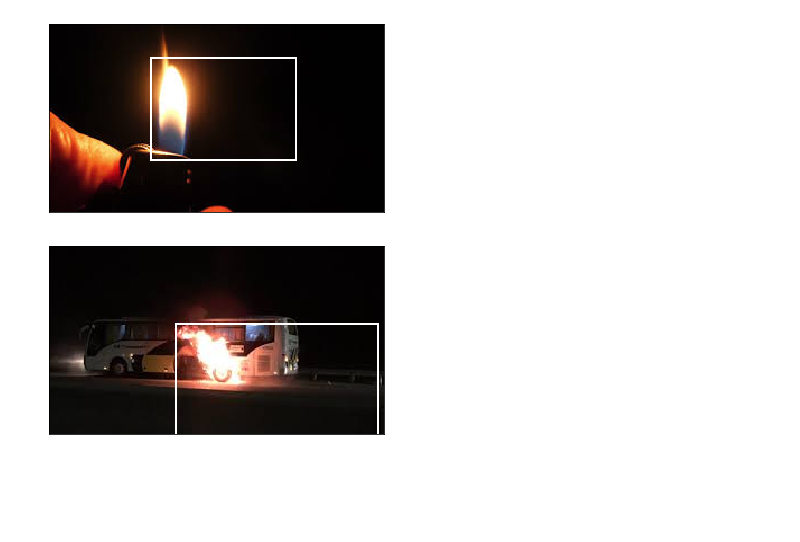
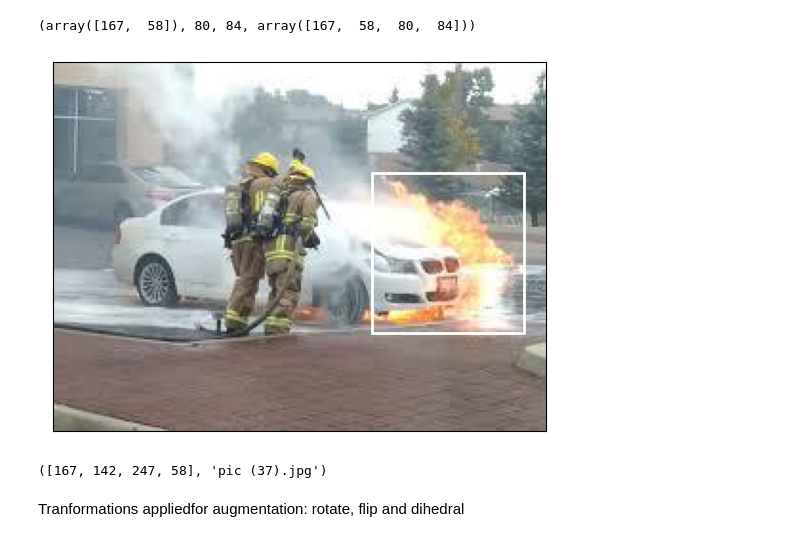
Before and after one commit to Kavindu404/computer-vision, a Jupyter notebook: advance/fire-detection.ipynb, the cells around one changed output. Drawn from its saved outputs; the diff is of its cells as text; code cells hidden in the pictures; blank space fills up the shorter version.

Commit message:
Bugs fixed and trained the fire-detectioodel

```diff
--- a/advance/fire-detection.ipynb
+++ b/advance/fire-detection.ipynb
@@ -76,0 +71,6 @@ val_imgs, val_bboxs = [get_anns(path)[0] for path in val_ann_paths.ls()], [get_a
+# %%
+train_anns = collections.defaultdict(lambda:[])
+
+for img, bbox in zip(imgs,bboxs):
+    train_anns[img].append(bbox)
+len(train_anns)
@@ -81,6 +82,0 @@ val_imgs[0], val_bboxs[0]
-# %%
-train_anns = collections.defaultdict(lambda:[])
-
-for img, bbox in zip(train_imgs,train_bboxs):
-    train_anns[img].append(bbox)
-len(train_anns)
@@ -89,6 +82,0 @@ len(train_anns)
-# %%
-val_anns = collections.defaultdict(lambda:[])
-
-for img, bbox in zip(val_imgs,val_bboxs):
-    val_anns[img].append(bbox)
-len(val_anns)
@@ -100,6 +97,6 @@ im2 = Image.open(val_img_paths/val_imgs[0])
 # %%
 def bb_hw(b):
-    return np.array([b[1], b[0], b[2]-b[0], b[3], b[1]])
+    return np.array([b[0], b[3], b[2]-b[0], b[1]-b[3]])
 # %%
 def show_img(img, figsize=None, ax=None):
     if not ax: fig, ax = plt.subplots(figsize=figsize)
@@ -115,17 +112,18 @@ def draw_outline(o, lw):
 def draw_rect(ax, b):
     patch = ax.add_patch(patches.Rectangle(b[:2], *b[-2:], fill=False, edgecolor='white', lw=2))
 # %%
+im = Image.open(train_imgs/imgs[4])
 ax = show_img(im)
-b = bb_hw(train_bboxs[0])
+b = bb_hw(bboxs[4])
 draw_rect(ax, b)
+b[:2], *b[-2:], b
 # %% [output]
+(array([167,  58]), 80, 84, array([167,  58,  80,  84]))
-[figure, old version]
+[figure, new version]
-# %%
-ax = show_img(im2)
-b = bb_hw(val_bboxs[0])
-draw_rect(ax, b)
-# %% [output]
-[figure, removed]
+# %%
+bboxs[4], imgs[4]
+# %% [output]
+([167, 142, 247, 58], 'pic (37).jpg')
 # %%
 def draw_img(im, ann):
     ax = show_img(im, figsize=(16,8))
@@ -136 +134,3 @@ getters = [lambda o: train_img_paths/o, lambda o: train_anns[o][0]]
+# %% [markdown]
+Tranformations appliedfor augmentation: rotate, flip and dihedral
 # %%
```
Also changed, not shown: parts of 60 cells of this notebook.
